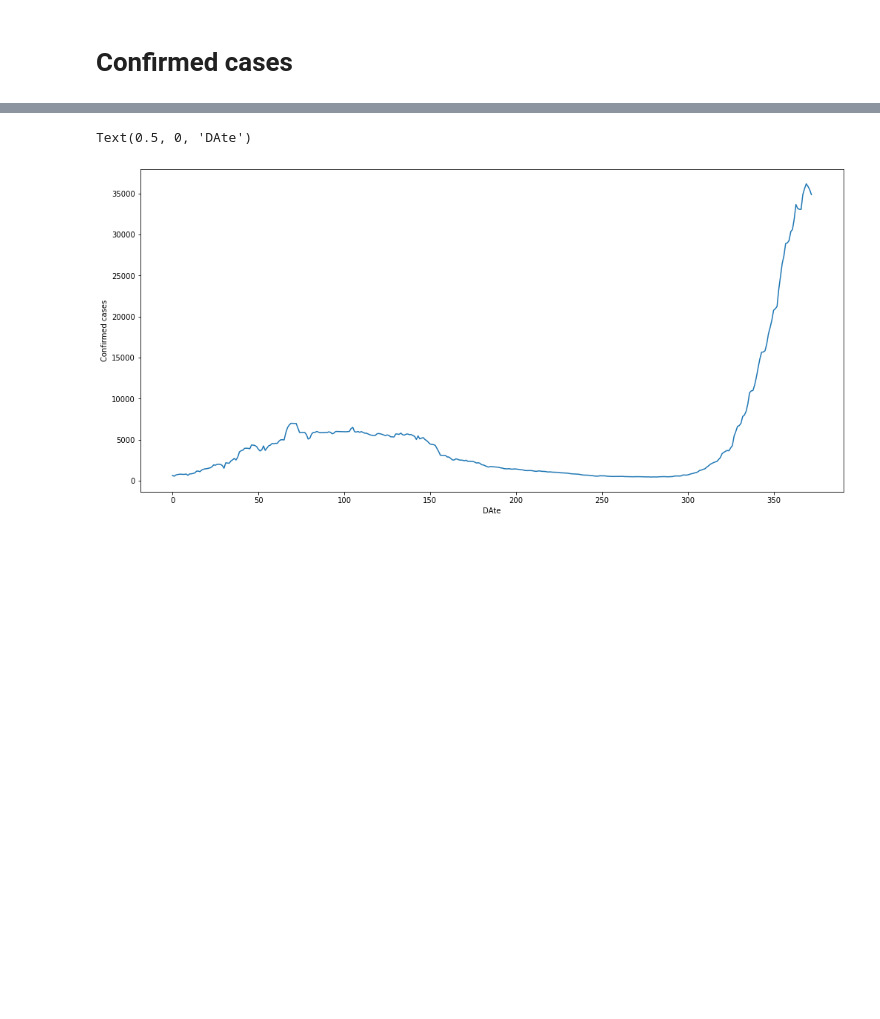
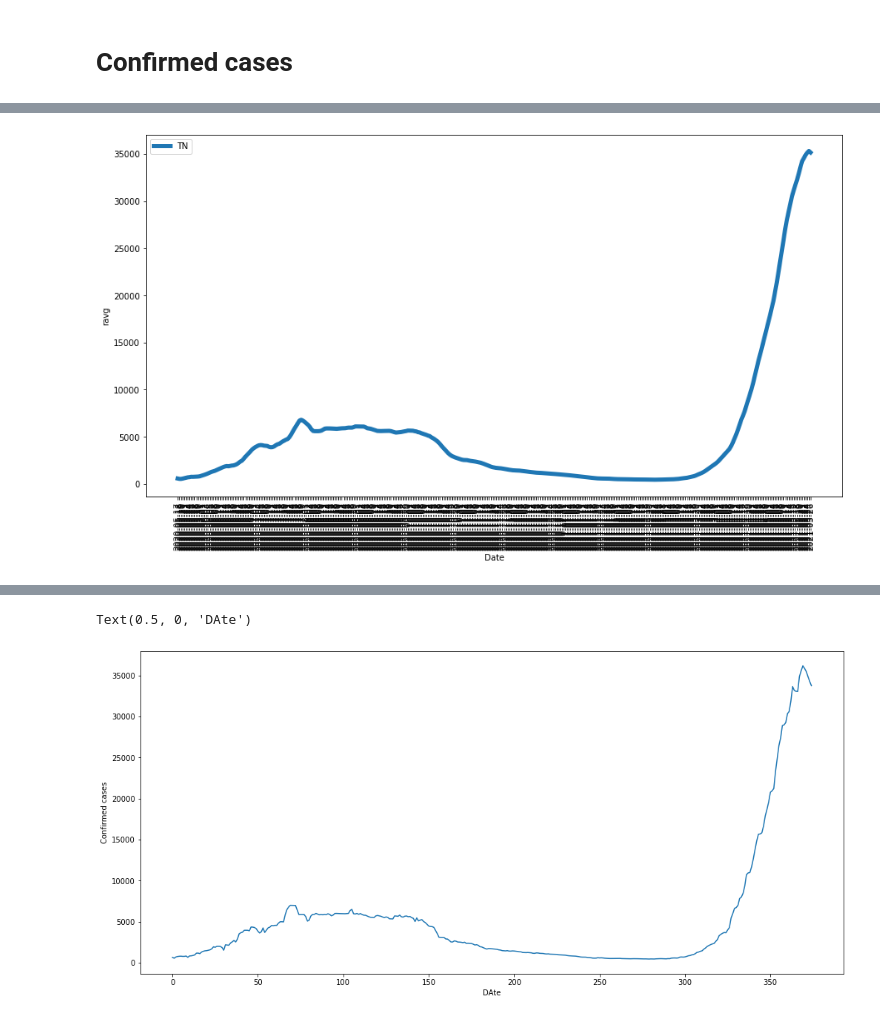
Before and after one commit to Senthilkumarl/covid19, a Jupyter notebook: Covid19 Analysis.ipynb, the cells around one changed output, grey strips where cells are left out. Saved outputs shown, nothing was run; the diff lists cells and outputs as text; code cells hidden in the pictures; blank space fills up the shorter version.

```diff
--- a/Covid19 Analysis.ipynb
+++ b/Covid19 Analysis.ipynb
@@ -268 +320,5 @@ ind, len(dates)
+# %%
+ax, df = stateRavgPlot('TN', 5)
+# %% [output]
+[figure, added]
 # %%
```
Also changed, not shown: parts of 12 cells of this notebook, 1 other file.
